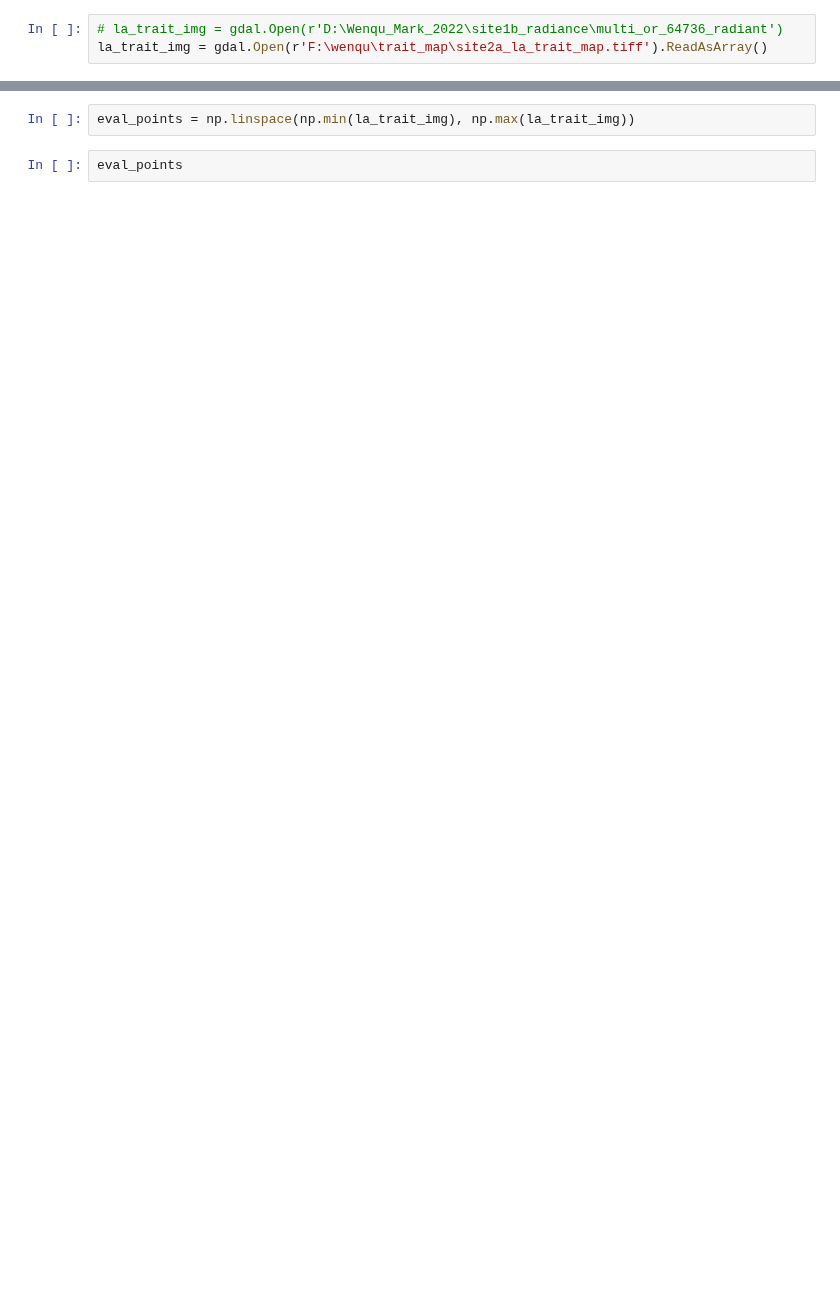
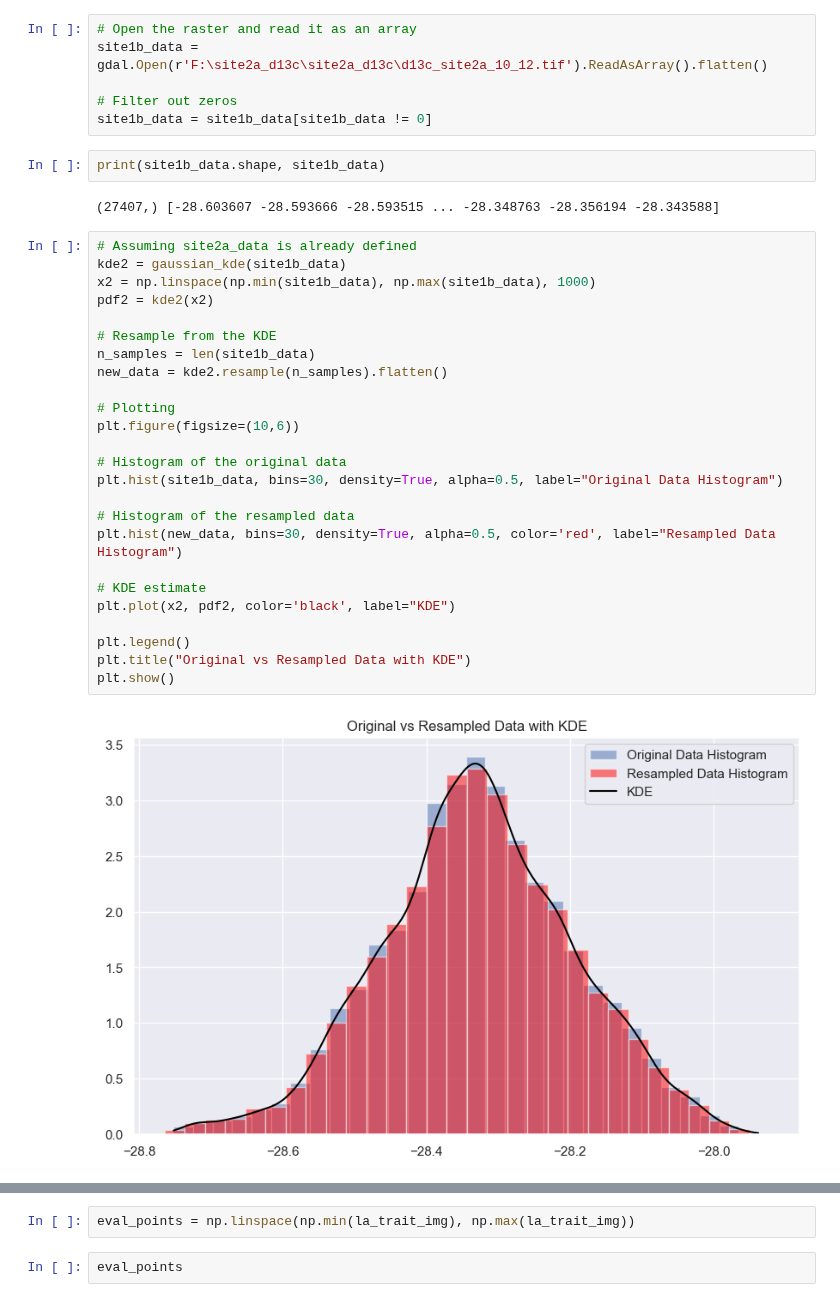
Before and after one commit to wenquchen/hytools, a Jupyter notebook: trait_probability_density.ipynb, the cells around one changed output, grey strips where cells are left out. Drawn from its saved outputs; the diff is of its cells as text; blank space fills up the shorter version.

```diff
--- a/trait_probability_density.ipynb
+++ b/trait_probability_density.ipynb
@@ -25,6 +25,40 @@ import numpy as np
 # from tqdm import tqdm
 # import multiprocess as mp
 from numpy import trapz
-# %%
-# la_trait_img = gdal.Open(r'D:\Wenqu_Mark_2022\site1b_radiance\multi_or_64736_radiant')
-la_trait_img = gdal.Open(r'F:\wenqu\trait_map\site2a_la_trait_map.tiff').ReadAsArray()
+# %%
+# Open the raster and read it as an array
+site1b_data = gdal.Open(r'F:\site2a_d13c\site2a_d13c\d13c_site2a_10_12.tif').ReadAsArray().flatten()
+
+# Filter out zeros
+site1b_data = site1b_data[site1b_data != 0]
+# %%
+print(site1b_data.shape, site1b_data)
+# %% [output]
+(27407,) [-28.603607 -28.593666 -28.593515 ... -28.348763 -28.356194 -28.343588]
+# %%
+# Assuming site2a_data is already defined
+kde2 = gaussian_kde(site1b_data)
+x2 = np.linspace(np.min(site1b_data), np.max(site1b_data), 1000)
+pdf2 = kde2(x2)
+
+# Resample from the KDE
+n_samples = len(site1b_data)
+new_data = kde2.resample(n_samples).flatten()
+
+# Plotting
+plt.figure(figsize=(10,6))
+
+# Histogram of the original data
+plt.hist(site1b_data, bins=30, density=True, alpha=0.5, label="Original Data Histogram")
+
+# Histogram of the resampled data
+plt.hist(new_data, bins=30, density=True, alpha=0.5, color='red', label="Resampled Data Histogram")
+
+# KDE estimate
+plt.plot(x2, pdf2, color='black', label="KDE")
+
+plt.legend()
+plt.title("Original vs Resampled Data with KDE")
+plt.show()
+# %% [output]
+[figure, added]
```
Also changed, not shown: parts of 9 cells of this notebook.
